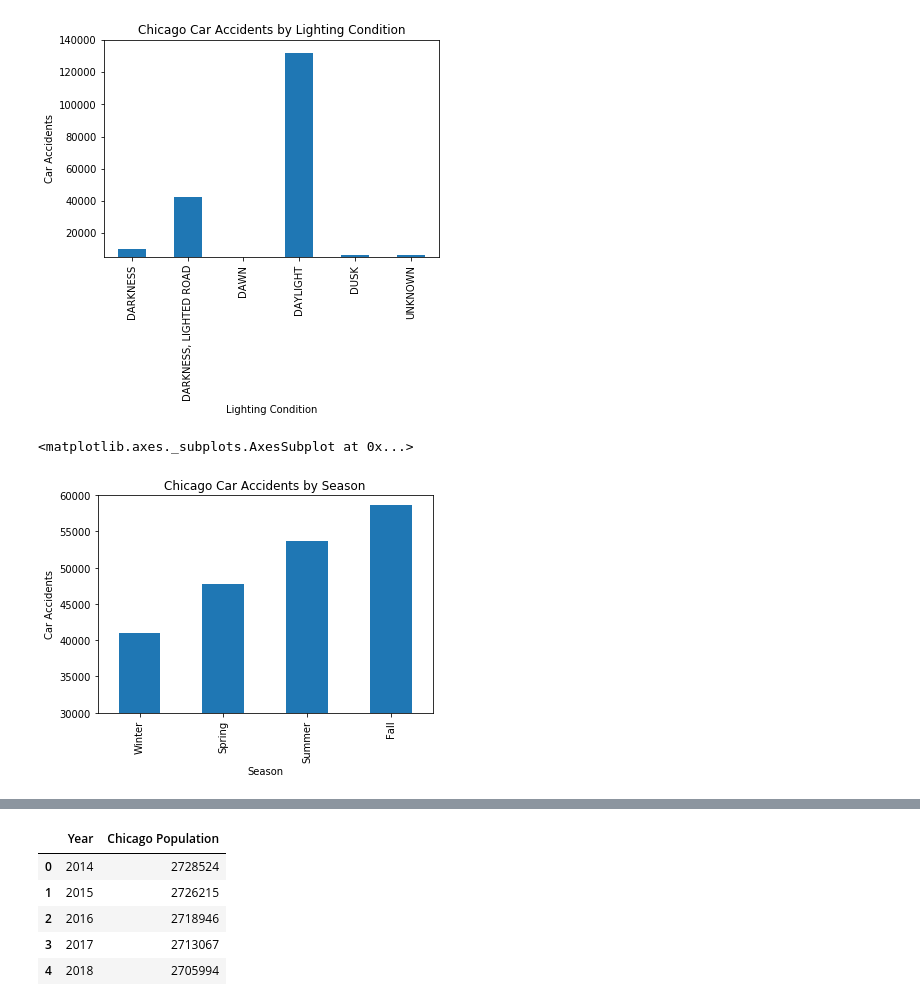
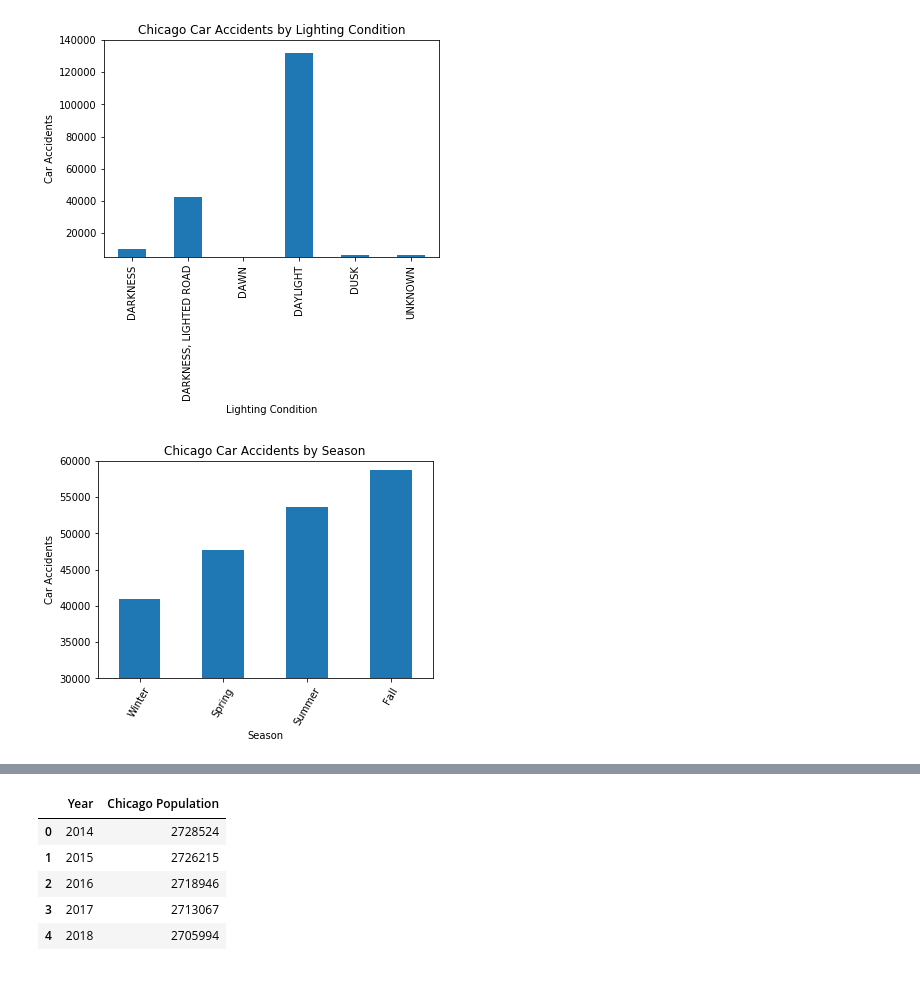
Before and after one commit to griffinpeifer/TrilogyProject1_group2, a Jupyter notebook: Chicago_Accidents_Analysis.ipynb, the cells around one changed output, grey strips where cells are left out. Cells and saved outputs as stored; diff of their text form; code cells hidden in the pictures.

Commit message:
Updated Chicago Accidents Analysis

```diff
--- a/Chicago_Accidents_Analysis.ipynb
+++ b/Chicago_Accidents_Analysis.ipynb
@@ -42,18 +41,25 @@ Index(['RD_NO', 'CRASH_DATE_EST_I', 'CRASH_DATE', 'POSTED_SPEED_LIMIT',
 # %%
 # Reduce to only columns we care about
 crashes_drop_df = crashes_drop_df[['CRASH_DATE', 'WEATHER_CONDITION', 'LIGHTING_CONDITION',
-                        'STREET_NO', 'STREET_DIRECTION', 'STREET_NAME', 'FIRST_CRASH_TYPE', 'INJURIES_TOTAL', 'INJURIES_FATAL', 'CRASH_HOUR',
-                        'CRASH_DAY_OF_WEEK', 'CRASH_MONTH', 'LATITUDE', 'LONGITUDE', 'LOCATION']]
+                                   'STREET_NO', 'STREET_DIRECTION', 'STREET_NAME', 'FIRST_CRASH_TYPE','PRIM_CONTRIBUTORY_CAUSE',
+                                   'INJURIES_TOTAL','INJURIES_FATAL', 'CRASH_HOUR','CRASH_DAY_OF_WEEK',
+                                   'CRASH_MONTH', 'LATITUDE', 'LONGITUDE', 'LOCATION']]
 
 
 # Reformat the date column to be easily comparable dates
 crashes_drop_df['CRASH_DATE'] = pd.to_datetime(crashes_drop_df['CRASH_DATE'])
 crashes_drop_df.sort_values(by='CRASH_DATE', ascending=False)
 
+# Cut Lat and Lon to 4 decimal places
+# crashes_drop_df['LATITUDE'] = crashes_drop_df['LATITUDE'].round(3)
+# crashes_drop_df['LONGITUDE'] = crashes_drop_df['LONGITUDE'].round(3)
+
+
 # Filter the data frame for only dates 2018 onward
 
 crashes_2017_18 = crashes_drop_df.loc[(crashes_drop_df['CRASH_DATE'] >= "2017-01-01") &
                                         (crashes_drop_df['CRASH_DATE'] <= "2018-12-31"), :]
+
 crashes_2017_18.head()
 # %% [output]
 |  | CRASH_DATE | WEATHER_CONDITION | LIGHTING_CONDITION | STREET_NO | STREET_DIRECTION | STREET_NAME | ... |
@@ -76,8 +82,9 @@ crashes_2017_18['Crash Time'] = [d.time() for d in crashes_2017_18['CRASH_DATE']
 
 # Reselect the columns I want
 crashes_2017_18 = crashes_2017_18[['Crash Date', 'Crash Time', 'WEATHER_CONDITION', 'LIGHTING_CONDITION',
-                        'STREET_NO', 'STREET_DIRECTION', 'STREET_NAME', 'FIRST_CRASH_TYPE', 'INJURIES_TOTAL', 'INJURIES_FATAL', 'CRASH_HOUR',
-                        'CRASH_DAY_OF_WEEK', 'CRASH_MONTH', 'LATITUDE', 'LONGITUDE', 'LOCATION']]
+                        'STREET_NO', 'STREET_DIRECTION', 'STREET_NAME', 'FIRST_CRASH_TYPE', 'PRIM_CONTRIBUTORY_CAUSE',
+                        'INJURIES_TOTAL', 'INJURIES_FATAL', 'CRASH_HOUR','CRASH_DAY_OF_WEEK', 'CRASH_MONTH',
+                        'LATITUDE', 'LONGITUDE', 'LOCATION']]
 
 crashes_2017_18.head()
 # %% [output]
@@ -162,13 +152,14 @@ crashes_by_lighting
 # %%
 # Plot a bar graph of accidents by season
 
 crashes_by_season = count_seasons.plot(kind='bar', title="Chicago Car Accidents by Season", ylim=[30000, 60000])
 
 crashes_by_season.set_xlabel("Season")
 crashes_by_season.set_ylabel("Car Accidents")
-# plt.xticks(rotation=60)
+plt.xticks(rotation=60)
 
 crashes_by_season
+
+plt.savefig('Chicago_Accidents_by_Season.png',  bbox_inches='tight')
 # %% [output]
-<matplotlib.axes._subplots.AxesSubplot at 0x...>
-[figure, old version]
+[figure, new version]
```
Also changed, not shown: parts of 13 cells of this notebook.
